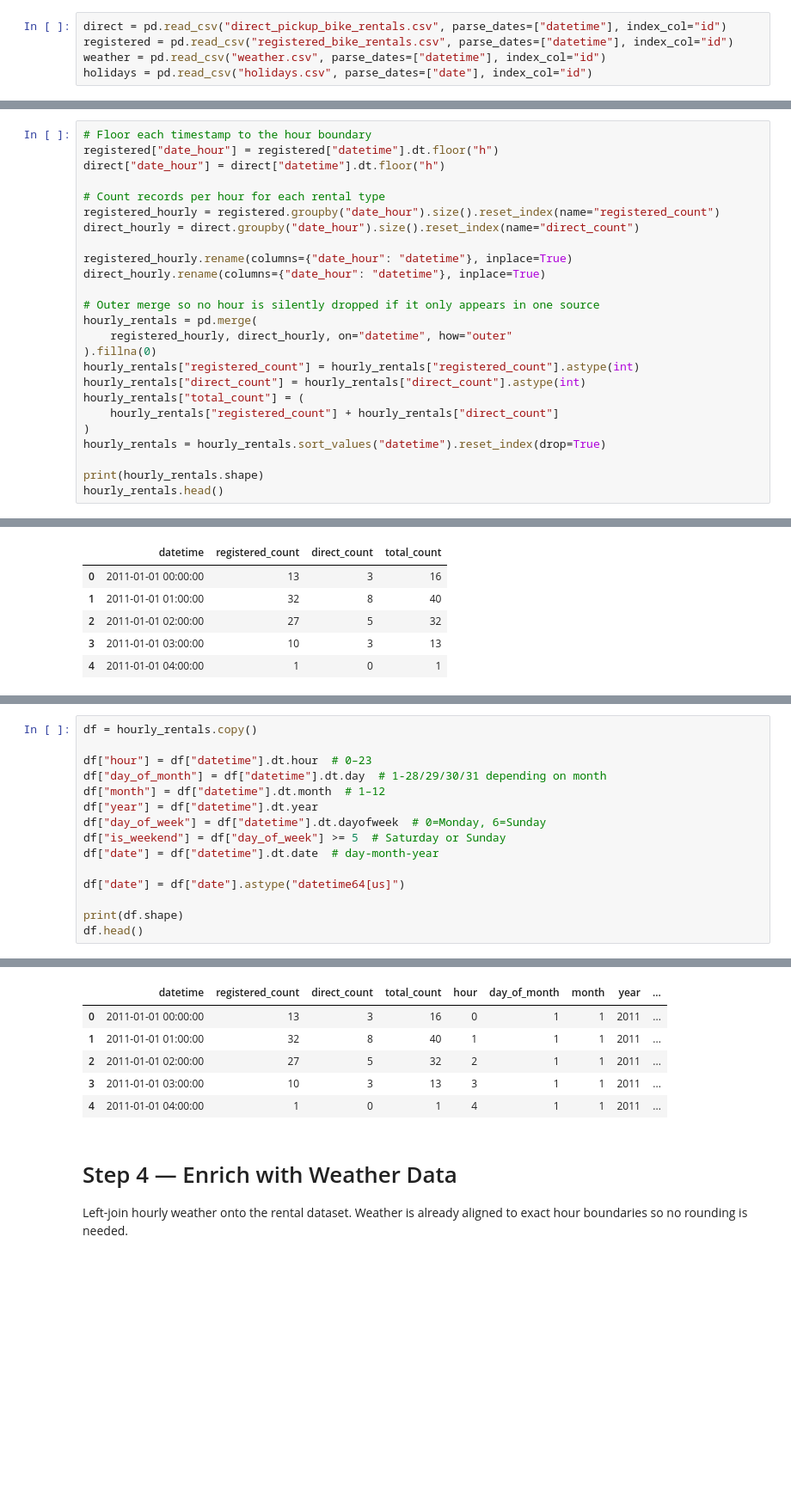
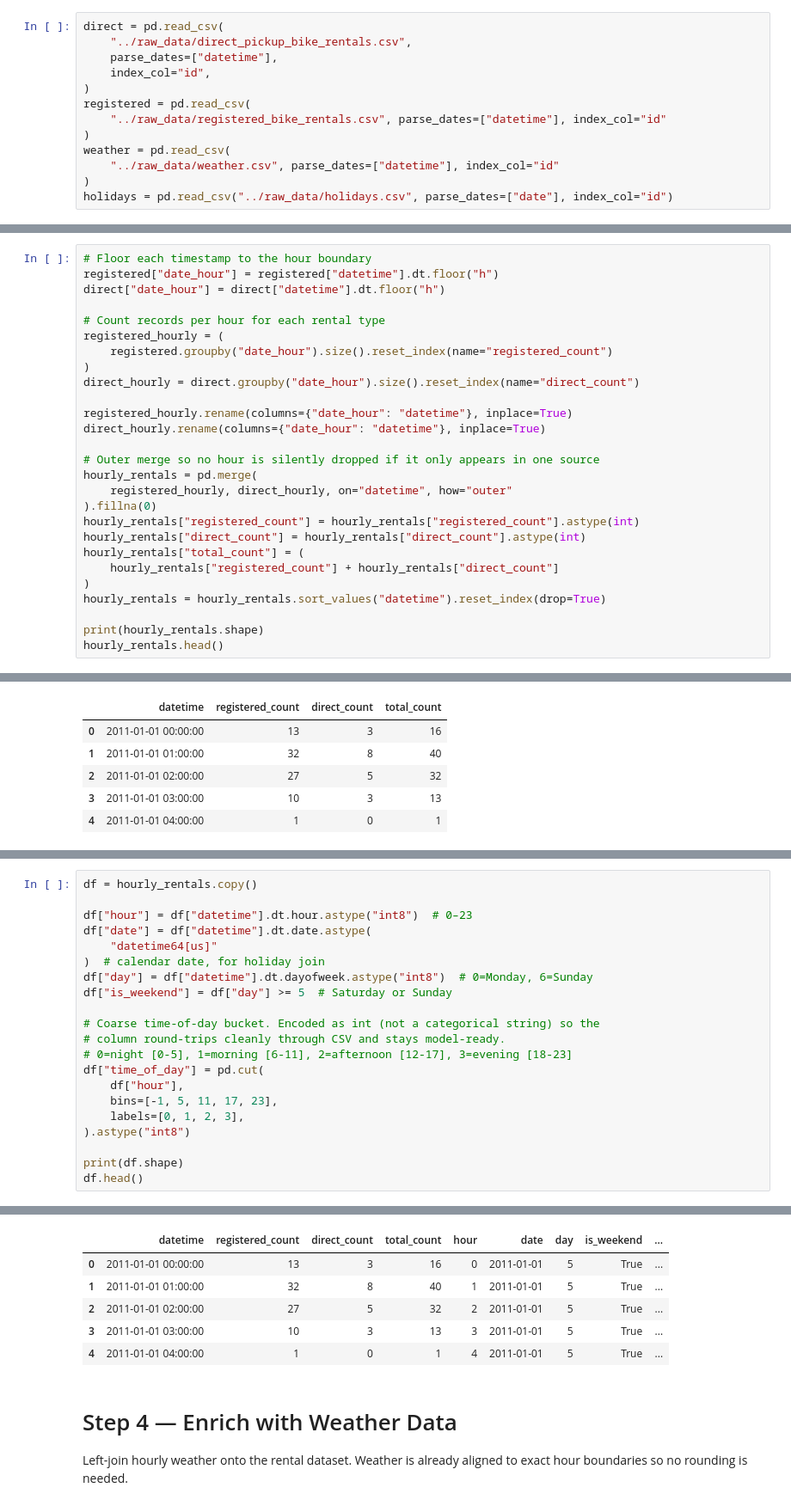
Before and after one commit to krishirajsinhpuwar/ML-MLOps, a Jupyter notebook: Project1/notebooks/processing_clean_data.ipynb, the cells around one changed output, grey strips where cells are left out. Shown at 86% size. Drawn from its saved outputs; the diff is of its cells as text; blank space fills up the shorter version.

```diff
--- a/Project1/data/processing_clean_data.ipynb
+++ b/Project1/notebooks/processing_clean_data.ipynb
@@ -5,10 +18,18 @@ Importing all the datasets and putting them in pandas.DataFrame. Checking all th
 # %%
 import pandas as pd
 # %%
-direct = pd.read_csv("direct_pickup_bike_rentals.csv", parse_dates=["datetime"], index_col="id")
-registered = pd.read_csv("registered_bike_rentals.csv", parse_dates=["datetime"], index_col="id")
-weather = pd.read_csv("weather.csv", parse_dates=["datetime"], index_col="id")
-holidays = pd.read_csv("holidays.csv", parse_dates=["date"], index_col="id")
+direct = pd.read_csv(
+    "../raw_data/direct_pickup_bike_rentals.csv",
+    parse_dates=["datetime"],
+    index_col="id",
+)
+registered = pd.read_csv(
+    "../raw_data/registered_bike_rentals.csv", parse_dates=["datetime"], index_col="id"
+)
+weather = pd.read_csv(
+    "../raw_data/weather.csv", parse_dates=["datetime"], index_col="id"
+)
+holidays = pd.read_csv("../raw_data/holidays.csv", parse_dates=["date"], index_col="id")
 # %%
 direct.head()
 # %% [output]
@@ -113,7 +134,9 @@ registered["date_hour"] = registered["datetime"].dt.floor("h")
 direct["date_hour"] = direct["datetime"].dt.floor("h")
 
 # Count records per hour for each rental type
-registered_hourly = registered.groupby("date_hour").size().reset_index(name="registered_count")
+registered_hourly = (
+    registered.groupby("date_hour").size().reset_index(name="registered_count")
+)
 direct_hourly = direct.groupby("date_hour").size().reset_index(name="direct_count")
 
 registered_hourly.rename(columns={"date_hour": "datetime"}, inplace=True)
@@ -147,15 +176,21 @@ Derive temporal features from the timestamp. These give the model signals about
 # %%
 df = hourly_rentals.copy()
 
-df["hour"] = df["datetime"].dt.hour  # 0–23
-df["day_of_month"] = df["datetime"].dt.day  # 1-28/29/30/31 depending on month
-df["month"] = df["datetime"].dt.month  # 1–12
-df["year"] = df["datetime"].dt.year
-df["day_of_week"] = df["datetime"].dt.dayofweek  # 0=Monday, 6=Sunday
-df["is_weekend"] = df["day_of_week"] >= 5  # Saturday or Sunday
-df["date"] = df["datetime"].dt.date  # day-month-year
+df["hour"] = df["datetime"].dt.hour.astype("int8")  # 0–23
+df["date"] = df["datetime"].dt.date.astype(
+    "datetime64[us]"
+)  # calendar date, for holiday join
+df["day"] = df["datetime"].dt.dayofweek.astype("int8")  # 0=Monday, 6=Sunday
+df["is_weekend"] = df["day"] >= 5  # Saturday or Sunday
 
-df["date"] = df["date"].astype("datetime64[us]")
+# Coarse time-of-day bucket. Encoded as int (not a categorical string) so the
+# column round-trips cleanly through CSV and stays model-ready.
+# 0=night [0-5], 1=morning [6-11], 2=afternoon [12-17], 3=evening [18-23]
+df["time_of_day"] = pd.cut(
+    df["hour"],
+    bins=[-1, 5, 11, 17, 23],
+    labels=[0, 1, 2, 3],
+).astype("int8")
 
 print(df.shape)
 df.head()
@@ -164,9 +199,9 @@ df.head()
-|  | datetime | registered_count | direct_count | total_count | hour | day_of_month | month | year | ... |
-| 0 | 2011-01-01 00:00:00 | 13 | 3 | 16 | 0 | 1 | 1 | 2011 | ... |
-| 1 | 2011-01-01 01:00:00 | 32 | 8 | 40 | 1 | 1 | 1 | 2011 | ... |
-| 2 | 2011-01-01 02:00:00 | 27 | 5 | 32 | 2 | 1 | 1 | 2011 | ... |
-| 3 | 2011-01-01 03:00:00 | 10 | 3 | 13 | 3 | 1 | 1 | 2011 | ... |
-| 4 | 2011-01-01 04:00:00 | 1 | 0 | 1 | 4 | 1 | 1 | 2011 | ... |
+|  | datetime | registered_count | direct_count | total_count | hour | date | day | is_weekend | ... |
+| 0 | 2011-01-01 00:00:00 | 13 | 3 | 16 | 0 | 2011-01-01 | 5 | True | ... |
+| 1 | 2011-01-01 01:00:00 | 32 | 8 | 40 | 1 | 2011-01-01 | 5 | True | ... |
+| 2 | 2011-01-01 02:00:00 | 27 | 5 | 32 | 2 | 2011-01-01 | 5 | True | ... |
+| 3 | 2011-01-01 03:00:00 | 10 | 3 | 13 | 3 | 2011-01-01 | 5 | True | ... |
+| 4 | 2011-01-01 04:00:00 | 1 | 0 | 1 | 4 | 2011-01-01 | 5 | True | ... |
 # %% [markdown]
 # Step 4 — Enrich with Weather Data
 
```
Also changed, not shown: parts of 7 cells of this notebook, 26 other files.
